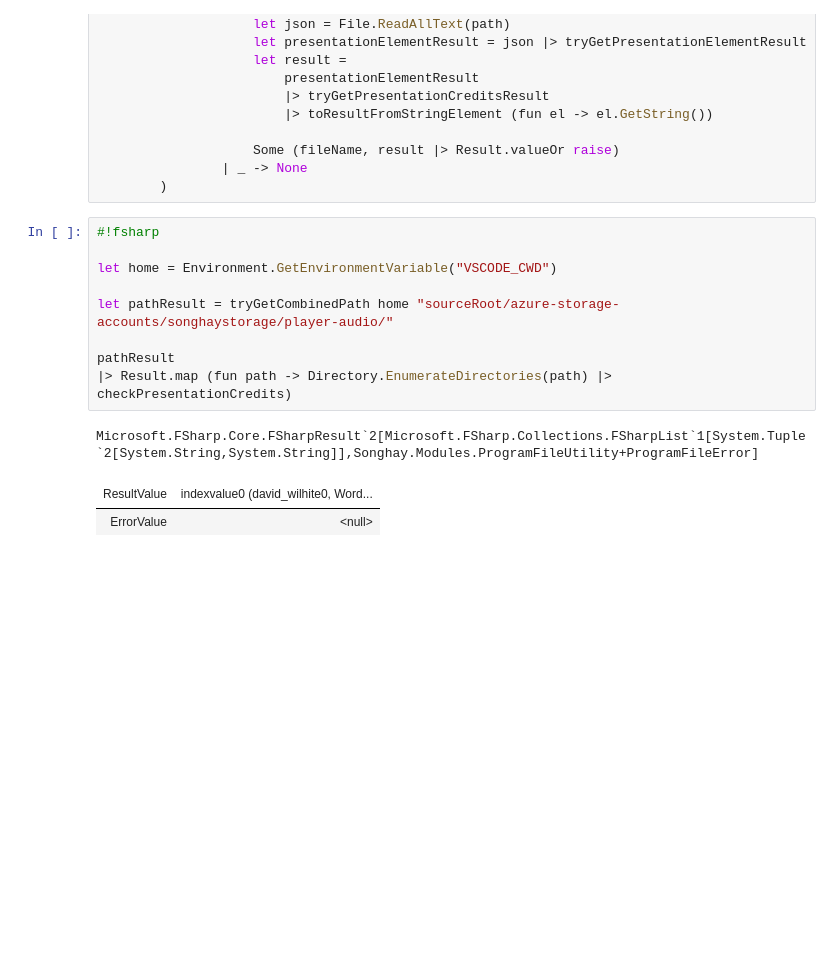
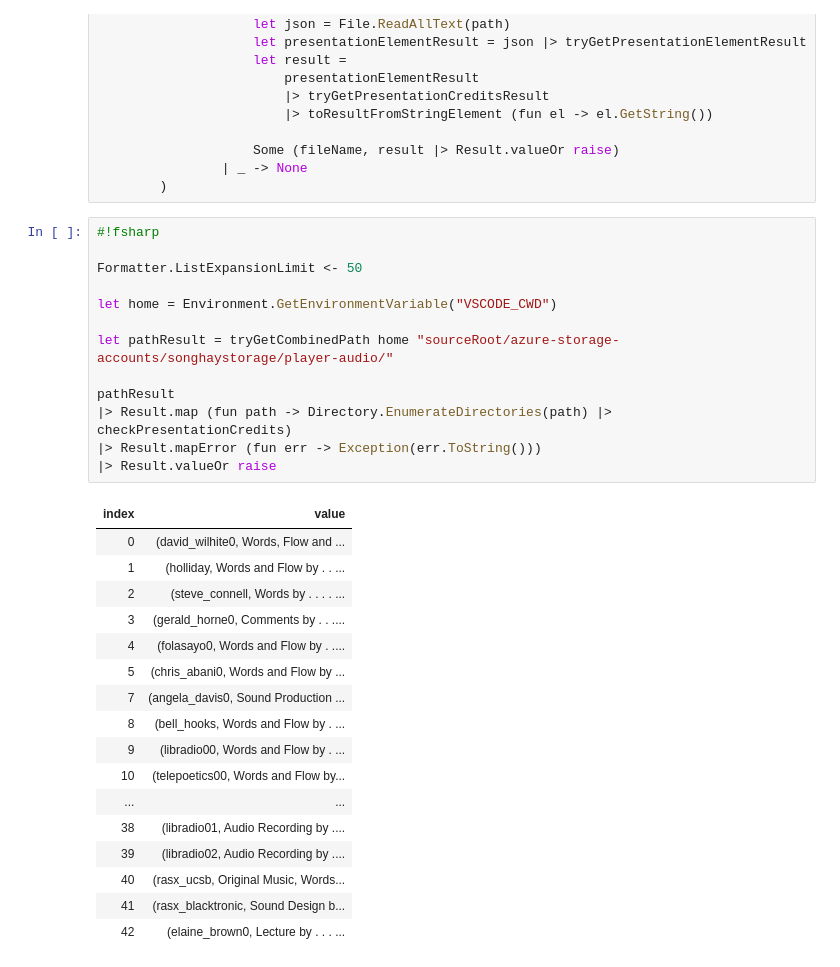
Before and after one commit to BryanWilhite/jupyter-central, a Jupyter notebook: funkykb/fsharp/json/songhay-presentation-credits.ipynb, the cells around one changed output. Cells and saved outputs as stored; diff of their text form; blank space fills up the shorter version.

```diff
--- a/funkykb/fsharp/json/songhay-presentation-credits.ipynb
+++ b/funkykb/fsharp/json/songhay-presentation-credits.ipynb
@@ -51,14 +51,32 @@ let checkPresentationCredits (directories: IEnumerable<string>) =
         )
 # %%
 #!fsharp
+
+Formatter.ListExpansionLimit <- 50
 
 let home = Environment.GetEnvironmentVariable("VSCODE_CWD")
 
 let pathResult = tryGetCombinedPath home "sourceRoot/azure-storage-accounts/songhaystorage/player-audio/"
 
 pathResult
 |> Result.map (fun path -> Directory.EnumerateDirectories(path) |> checkPresentationCredits)
+|> Result.mapError (fun err -> Exception(err.ToString()))
+|> Result.valueOr raise
 # %% [output]
-Microsoft.FSharp.Core.FSharpResult`2[Microsoft.FSharp.Collections.FSharpList`1[System.Tuple`2[System.String,System.String]],Songhay.Modules.ProgramFileUtility+ProgramFileError]
-| ResultValue | indexvalue0 (david_wilhite0, Word... |
-| ErrorValue | <null> |
+| index | value |
+| 0 | (david_wilhite0, Words, Flow and ... |
+| 1 | (holliday, Words and Flow by . . ... |
+| 2 | (steve_connell, Words by . . . . ... |
+| 3 | (gerald_horne0, Comments by . . .... |
+| 4 | (folasayo0, Words and Flow by . .... |
+| 5 | (chris_abani0, Words and Flow by ... |
+| 7 | (angela_davis0, Sound Production ... |
+| 8 | (bell_hooks, Words and Flow by . ... |
+| 9 | (libradio00, Words and Flow by . ... |
+| 10 | (telepoetics00, Words and Flow by... |
+| ... | ... |
+| 38 | (libradio01, Audio Recording by .... |
+| 39 | (libradio02, Audio Recording by .... |
+| 40 | (rasx_ucsb, Original Music, Words... |
+| 41 | (rasx_blacktronic, Sound Design b... |
+| 42 | (elaine_brown0, Lecture by . . . ... |
```
